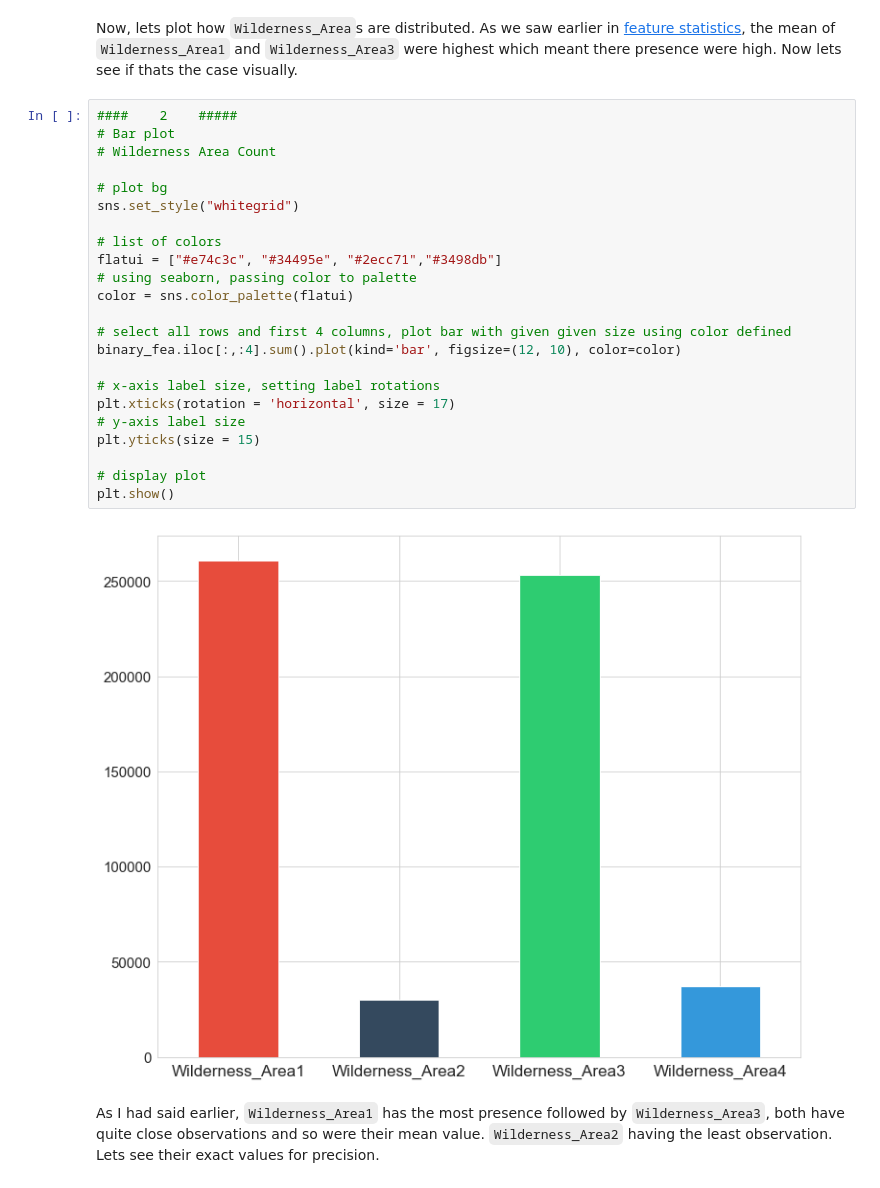
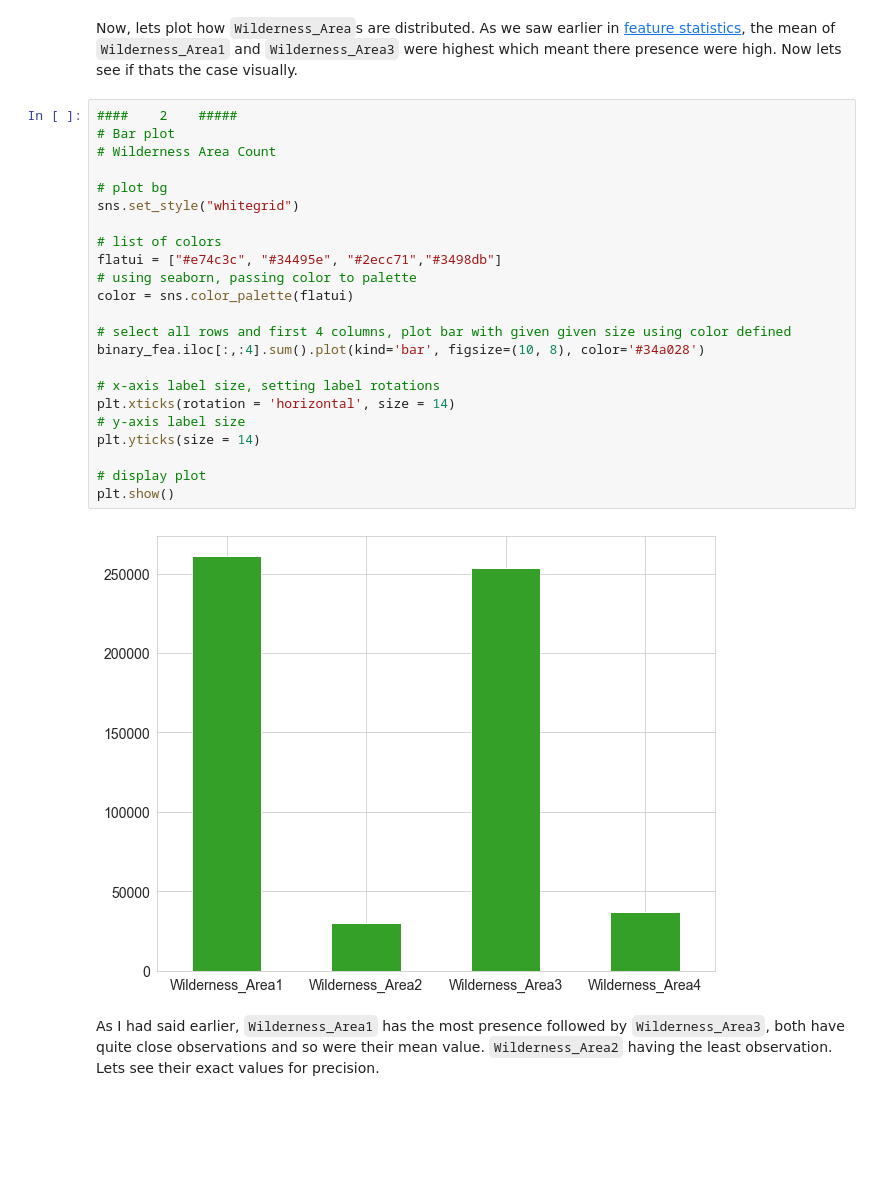
Before and after one commit to JuzerShakir/Forest_Cover-Type, a Jupyter notebook: result.ipynb, the cells around one changed output. Cells and saved outputs as stored; diff of their text form; blank space fills up the shorter version.

```diff
--- a/result.ipynb
+++ b/result.ipynb
@@ -404,28 +404,28 @@ Now, lets plot how `Wilderness_Area`s are distributed. As we saw earlier in [fea
 # %%
 ####    2    #####
 # Bar plot
 # Wilderness Area Count
 
 # plot bg
 sns.set_style("whitegrid")
 
 # list of colors
 flatui = ["#e74c3c", "#34495e", "#2ecc71","#3498db"]
 # using seaborn, passing color to palette
 color = sns.color_palette(flatui)
 
 # select all rows and first 4 columns, plot bar with given given size using color defined
-binary_fea.iloc[:,:4].sum().plot(kind='bar', figsize=(12, 10), color=color)
+binary_fea.iloc[:,:4].sum().plot(kind='bar', figsize=(10, 8), color='#34a028')
 
 # x-axis label size, setting label rotations
-plt.xticks(rotation = 'horizontal', size = 17)
+plt.xticks(rotation = 'horizontal', size = 14)
 # y-axis label size
-plt.yticks(size = 15)
+plt.yticks(size = 14)
 
 # display plot
 plt.show()
 # %% [output]
-[figure, old version]
+[figure, new version]
 # %% [markdown]
 As I had said earlier, `Wilderness_Area1` has the most presence followed by `Wilderness_Area3`, both have quite close observations and so were their mean value. `Wilderness_Area2` having the least observation. Lets see their exact values for precision.
 # %%
```
Also changed, not shown: parts of 9 cells of this notebook.
